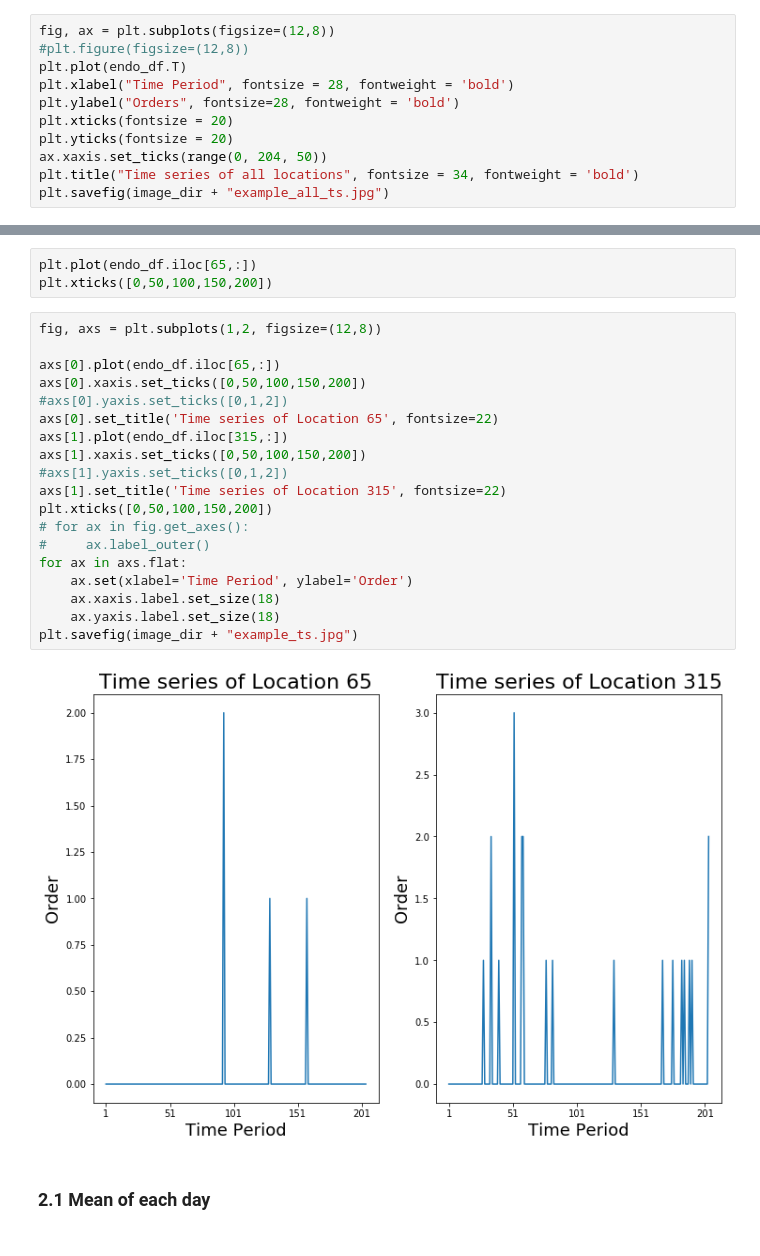
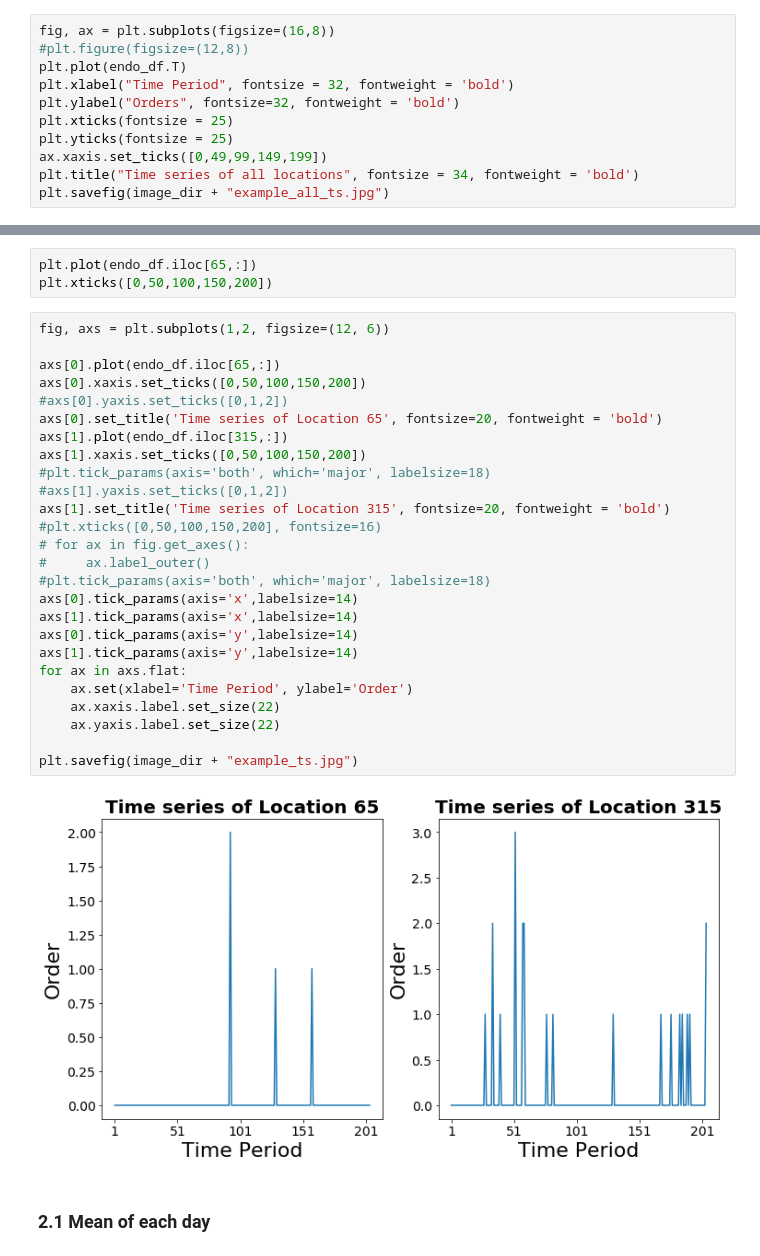
Before and after one commit to Angps1995/Spatial-Temporal-Models-for-delivery-demand-forecast, a Jupyter notebook: Models/ExploratoryAnalysis.ipynb, the cells around one changed output, grey strips where cells are left out. Saved outputs shown, nothing was run; the diff lists cells and outputs as text.

```diff
--- a/Models/ExploratoryAnalysis.ipynb
+++ b/Models/ExploratoryAnalysis.ipynb
@@ -42,14 +42,14 @@ endo_df.shape
 # %% [output]
 (839, 204)
 # %%
-fig, ax = plt.subplots(figsize=(12,8))
+fig, ax = plt.subplots(figsize=(16,8))
 #plt.figure(figsize=(12,8))
 plt.plot(endo_df.T)
-plt.xlabel("Time Period", fontsize = 28, fontweight = 'bold')
-plt.ylabel("Orders", fontsize=28, fontweight = 'bold')
-plt.xticks(fontsize = 20)
-plt.yticks(fontsize = 20)
-ax.xaxis.set_ticks(range(0, 204, 50))
+plt.xlabel("Time Period", fontsize = 32, fontweight = 'bold')
+plt.ylabel("Orders", fontsize=32, fontweight = 'bold')
+plt.xticks(fontsize = 25)
+plt.yticks(fontsize = 25)
+ax.xaxis.set_ticks([0,49,99,149,199])
 plt.title("Time series of all locations", fontsize = 34, fontweight = 'bold')
 plt.savefig(image_dir + "example_all_ts.jpg")
 # %% [output]
@@ -58,26 +58,33 @@ plt.savefig(image_dir + "example_all_ts.jpg")
 plt.plot(endo_df.iloc[65,:])
 plt.xticks([0,50,100,150,200])
 # %%
-fig, axs = plt.subplots(1,2, figsize=(12,8))
+fig, axs = plt.subplots(1,2, figsize=(12, 6))
 
 axs[0].plot(endo_df.iloc[65,:])
 axs[0].xaxis.set_ticks([0,50,100,150,200])
 #axs[0].yaxis.set_ticks([0,1,2])
-axs[0].set_title('Time series of Location 65', fontsize=22)
+axs[0].set_title('Time series of Location 65', fontsize=20, fontweight = 'bold')
 axs[1].plot(endo_df.iloc[315,:])
 axs[1].xaxis.set_ticks([0,50,100,150,200])
+#plt.tick_params(axis='both', which='major', labelsize=18)
 #axs[1].yaxis.set_ticks([0,1,2])
-axs[1].set_title('Time series of Location 315', fontsize=22)
-plt.xticks([0,50,100,150,200])
+axs[1].set_title('Time series of Location 315', fontsize=20, fontweight = 'bold')
+#plt.xticks([0,50,100,150,200], fontsize=16)
 # for ax in fig.get_axes():
 #     ax.label_outer()
+#plt.tick_params(axis='both', which='major', labelsize=18)
+axs[0].tick_params(axis='x',labelsize=14)
+axs[1].tick_params(axis='x',labelsize=14)
+axs[0].tick_params(axis='y',labelsize=14)
+axs[1].tick_params(axis='y',labelsize=14)
 for ax in axs.flat:
     ax.set(xlabel='Time Period', ylabel='Order')
-    ax.xaxis.label.set_size(18)
-    ax.yaxis.label.set_size(18)
+    ax.xaxis.label.set_size(22)
+    ax.yaxis.label.set_size(22)
+
 plt.savefig(image_dir + "example_ts.jpg")
 # %% [output]
-[figure, old version]
+[figure, new version]
 # %% [markdown]
 ### **2.1 Mean of each day**
 # %%
```
Also changed, not shown: parts of 2 cells of this notebook, 17 other files.
